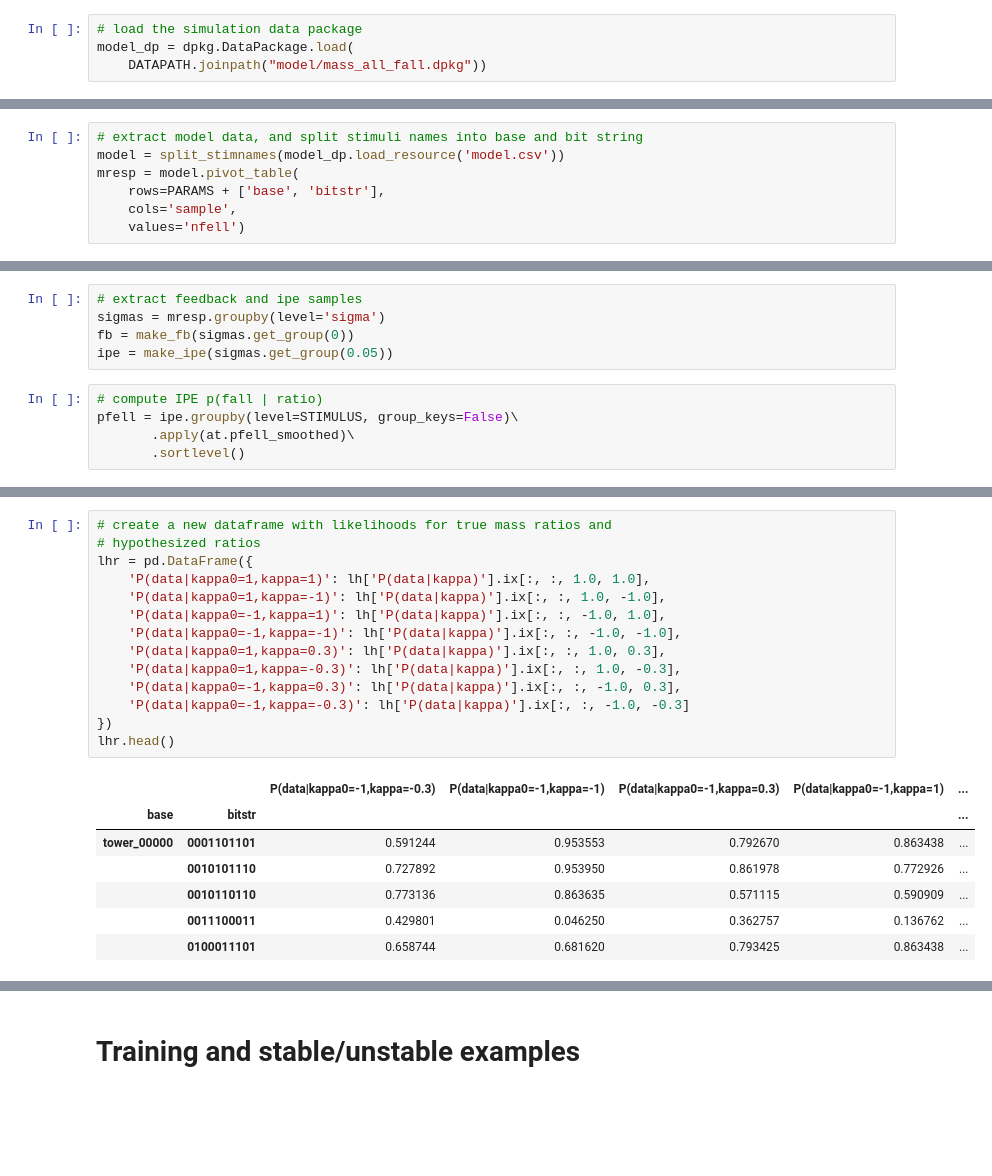
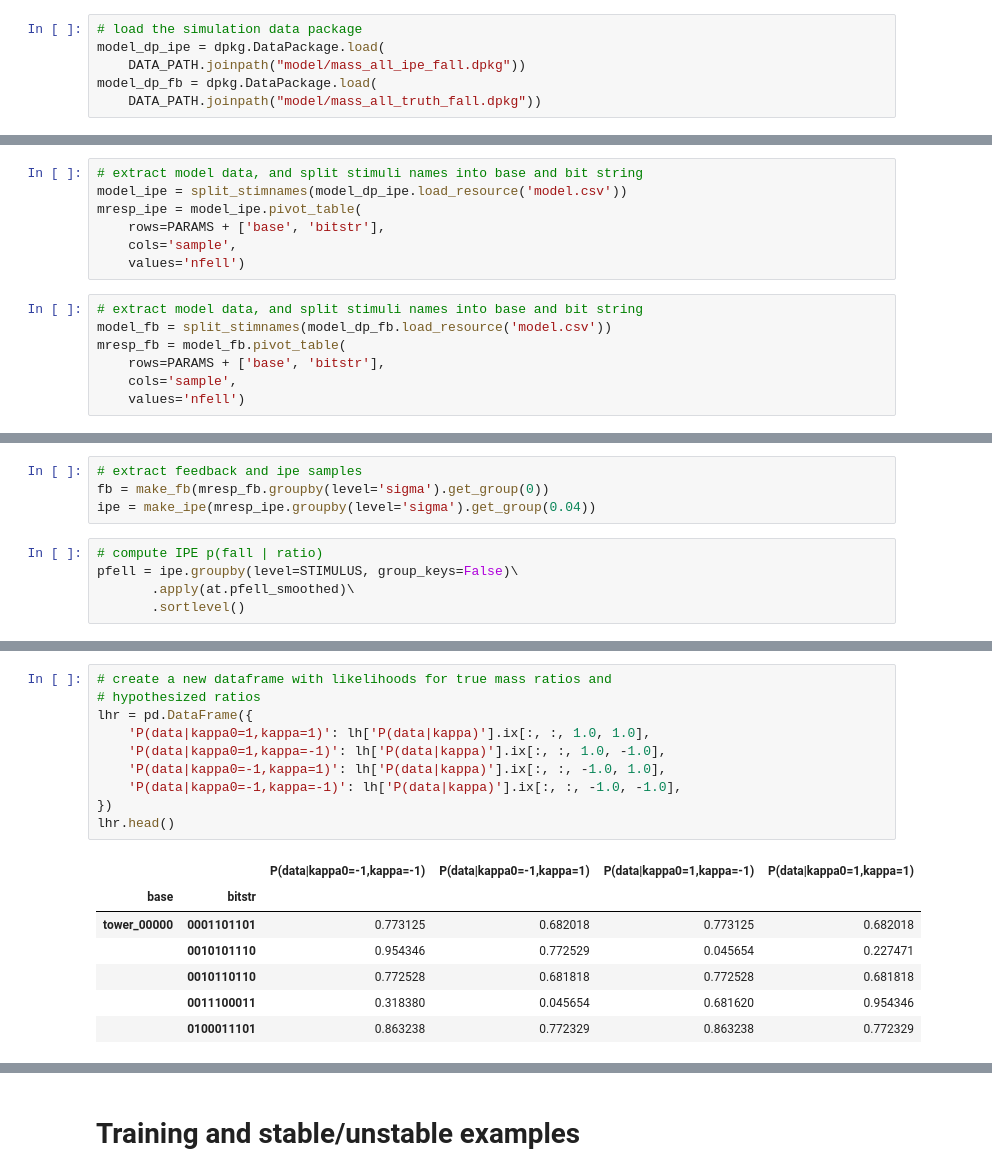
Before and after one commit to berkeley-cocosci/mass-inference, a Jupyter notebook: lib/mass/analysis/choose-stimuli.ipynb, the cells around one changed output, grey strips where cells are left out. Drawn from its saved outputs; the diff is of its cells as text; blank space fills up the shorter version.

```diff
--- a/lib/mass/analysis/choose-stimuli.ipynb
+++ b/lib/mass/analysis/choose-stimuli.ipynb
@@ -28,8 +29,10 @@ STIMULUS = ['base', 'bitstr']
 rso = np.random.RandomState(24890234)
 # %%
 # load the simulation data package
-model_dp = dpkg.DataPackage.load(
-    DATAPATH.joinpath("model/mass_all_fall.dpkg"))
+model_dp_ipe = dpkg.DataPackage.load(
+    DATA_PATH.joinpath("model/mass_all_ipe_fall.dpkg"))
+model_dp_fb = dpkg.DataPackage.load(
+    DATA_PATH.joinpath("model/mass_all_truth_fall.dpkg"))
 # %%
 def split_stimnames(arr):
     arr['base'] = ["_".join(x.split("_")[:2]) for x in arr['stimulus']]
@@ -38,11 +41,18 @@ def split_stimnames(arr):
     return arr
 # %%
 # extract model data, and split stimuli names into base and bit string
-model = split_stimnames(model_dp.load_resource('model.csv'))
-mresp = model.pivot_table(
+model_ipe = split_stimnames(model_dp_ipe.load_resource('model.csv'))
+mresp_ipe = model_ipe.pivot_table(
     rows=PARAMS + ['base', 'bitstr'],
     cols='sample',
     values='nfell')
+# %%
+# extract model data, and split stimuli names into base and bit string
+model_fb = split_stimnames(model_dp_fb.load_resource('model.csv'))
+mresp_fb = model_fb.pivot_table(
+    rows=PARAMS + ['base', 'bitstr'],
+    cols='sample',
+    values='nfell')
 # %%
 def format_model(arr):
     return arr\
@@ -83,8 +98,7 @@ def savestims(stims, old_dir, new_dir, style):
 # %%
 # extract feedback and ipe samples
-sigmas = mresp.groupby(level='sigma')
-fb = make_fb(sigmas.get_group(0))
-ipe = make_ipe(sigmas.get_group(0.05))
+fb = make_fb(mresp_fb.groupby(level='sigma').get_group(0))
+ipe = make_ipe(mresp_ipe.groupby(level='sigma').get_group(0.04))
 # %%
 # compute IPE p(fall | ratio)
 pfell = ipe.groupby(level=STIMULUS, group_keys=False)\
@@ -124,25 +138,21 @@ lh.head()
 # %%
 # create a new dataframe with likelihoods for true mass ratios and
 # hypothesized ratios
 lhr = pd.DataFrame({
     'P(data|kappa0=1,kappa=1)': lh['P(data|kappa)'].ix[:, :, 1.0, 1.0],
     'P(data|kappa0=1,kappa=-1)': lh['P(data|kappa)'].ix[:, :, 1.0, -1.0],
     'P(data|kappa0=-1,kappa=1)': lh['P(data|kappa)'].ix[:, :, -1.0, 1.0],
     'P(data|kappa0=-1,kappa=-1)': lh['P(data|kappa)'].ix[:, :, -1.0, -1.0],
-    'P(data|kappa0=1,kappa=0.3)': lh['P(data|kappa)'].ix[:, :, 1.0, 0.3],
-    'P(data|kappa0=1,kappa=-0.3)': lh['P(data|kappa)'].ix[:, :, 1.0, -0.3],
-    'P(data|kappa0=-1,kappa=0.3)': lh['P(data|kappa)'].ix[:, :, -1.0, 0.3],
-    'P(data|kappa0=-1,kappa=-0.3)': lh['P(data|kappa)'].ix[:, :, -1.0, -0.3]
 })
 lhr.head()
 # %% [output]
-|  |  | P(data|kappa0=-1,kappa=-0.3) | P(data|kappa0=-1,kappa=-1) | P(data|kappa0=-1,kappa=0.3) | P(data|kappa0=-1,kappa=1) | ... |
-| base | bitstr |  |  |  |  | ... |
-| tower_00000 | 0001101101 | 0.591244 | 0.953553 | 0.792670 | 0.863438 | ... |
-|  | 0010101110 | 0.727892 | 0.953950 | 0.861978 | 0.772926 | ... |
-|  | 0010110110 | 0.773136 | 0.863635 | 0.571115 | 0.590909 | ... |
-|  | 0011100011 | 0.429801 | 0.046250 | 0.362757 | 0.136762 | ... |
-|  | 0100011101 | 0.658744 | 0.681620 | 0.793425 | 0.863438 | ... |
+|  |  | P(data|kappa0=-1,kappa=-1) | P(data|kappa0=-1,kappa=1) | P(data|kappa0=1,kappa=-1) | P(data|kappa0=1,kappa=1) |
+| base | bitstr |  |  |  |  |
+| tower_00000 | 0001101101 | 0.773125 | 0.682018 | 0.773125 | 0.682018 |
+|  | 0010101110 | 0.954346 | 0.772529 | 0.045654 | 0.227471 |
+|  | 0010110110 | 0.772528 | 0.681818 | 0.772528 | 0.681818 |
+|  | 0011100011 | 0.318380 | 0.045654 | 0.681620 | 0.954346 |
+|  | 0100011101 | 0.863238 | 0.772329 | 0.863238 | 0.772329 |
 # %%
 # compute likelihood ratios for the true kappas
 lhr['LHR(kappa0=1)'] = (lhr['P(data|kappa0=1,kappa=1)'] /
```
Also changed, not shown: parts of 17 cells of this notebook, 39 other files.
